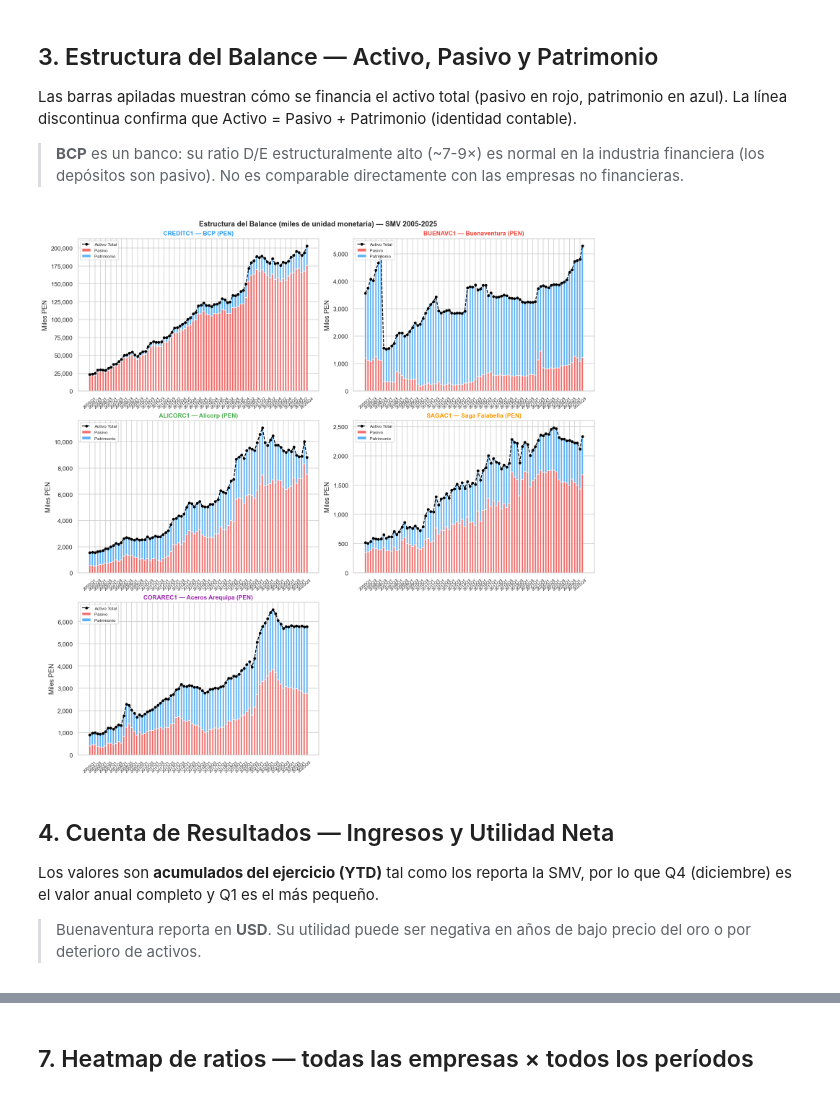
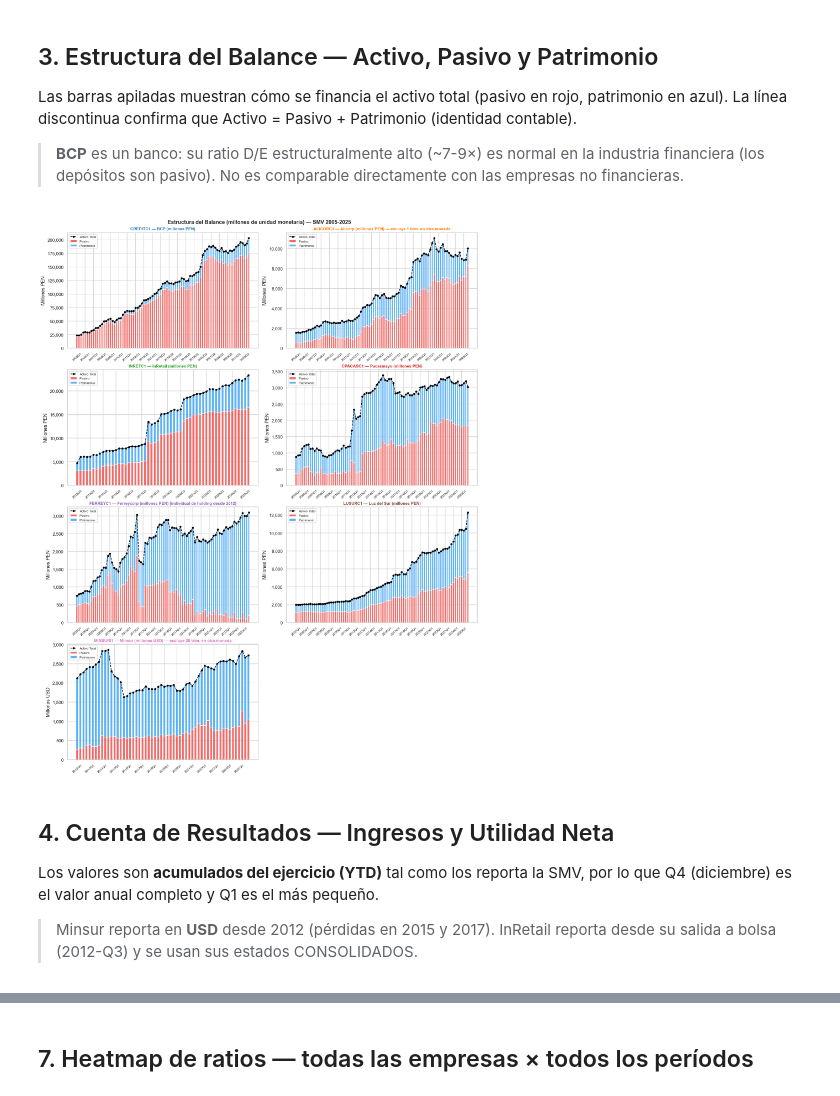
Before and after one commit to rodholguin/20221466_ProyectoFinCarrera, a Jupyter notebook: notebooks/exploracion_fundamentales_bvl.ipynb, the cells around one changed output, grey strips where cells are left out. Cells and saved outputs as stored; diff of their text form; code cells hidden in the pictures.

```diff
--- a/notebooks/exploracion_fundamentales_bvl.ipynb
+++ b/notebooks/exploracion_fundamentales_bvl.ipynb
@@ -53,6 +61,11 @@ plt.rcParams.update({'figure.dpi': 110, 'axes.titlesize': 11})
 ## 1. Carga de datos
 # %%
 from src.fundamentals.fundamentals_client import compute_ratios
+# Las rutas del cliente de R4 son relativas a la raíz del repo; el notebook corre
+# desde notebooks/. Sin esto el conteo híbrido de acciones (Informe Bursátil
+# Mensual de la BVL) no se encuentra y se cae al capital del balance.
+import src.fundamentals.fundamentals_client as _fc
+_fc._BVL_MENSUAL_CACHE = pathlib.Path('../data/interim/bvl_mensual.parquet')
 from src.universe import Config
 
 ASSETS = {a.bvl: a for a in Config.load('../config.yaml').assets}
@@ -71,6 +84,13 @@ for ticker in TICKERS:
     else:
         print(f'✗ {ticker}: no encontrado — ejecutar scripts/fetch_fund_extended.py')
 
+def montos_moneda_principal(df):
+    """Filas en la moneda predominante del activo (para graficar MONTOS)."""
+    cur = df.groupby('period')['currency'].first()
+    principal = cur.mode().iloc[0]
+    fuera = cur[cur != principal]
+    return df[~df['period'].isin(fuera.index)], principal, len(fuera)
+
 all_fund = pd.concat(list(fund.values()), ignore_index=True)
 all_fund['period'] = pd.to_datetime(all_fund['period'])
 
@@ -121,9 +150,9 @@ Las barras apiladas muestran cómo se financia el activo total (pasivo en rojo,
 
 > **BCP** es un banco: su ratio D/E estructuralmente alto (~7-9×) es normal en la industria financiera (los depósitos son pasivo). No es comparable directamente con las empresas no financieras.
 # %%
-fig, axes = plt.subplots(3, 2, figsize=(14, 14), constrained_layout=True)
+fig, axes = plt.subplots(4, 2, figsize=(15, 19), constrained_layout=True)
 axes_flat = axes.flatten()
-fig.suptitle('Estructura del Balance (miles de unidad monetaria) — SMV 2005-2025',
+fig.suptitle('Estructura del Balance (millones de unidad monetaria) — SMV 2005-2025',
              fontsize=13, fontweight='bold')
 
 for i, ticker in enumerate(TICKERS):
@@ -132,48 +161,49 @@ for i, ticker in enumerate(TICKERS):
     if df is None:
         ax.set_visible(False)
         continue
+    df, moneda, n_fuera = montos_moneda_principal(df)
     sub = df[df['account'].isin(
         ['INFO_ActivoTotal', 'INFO_PasivoTotal', 'INFO_PatrimonioTotal'])].copy()
     sub['period'] = pd.to_datetime(sub['period'])
     pivot = sub.pivot_table(
         index='period', columns='account', values='value', aggfunc='first'
     ).sort_index()
     labels_x = [f"{p.year}Q{(p.month-1)//3+1}" for p in pivot.index]
     pivot_k = pivot / 1_000
-    moneda = df['currency'].iloc[0]
 
     col_pas = 'INFO_PasivoTotal'
     col_pat = 'INFO_PatrimonioTotal'
     col_act = 'INFO_ActivoTotal'
     x = np.arange(len(pivot_k))
 
     if col_pas in pivot_k.columns:
         ax.bar(x, pivot_k[col_pas], label='Pasivo', color='#EF5350', alpha=0.85, width=0.7)
     bot = pivot_k.get(col_pas, pd.Series(0, index=pivot_k.index))
     if col_pat in pivot_k.columns:
         ax.bar(x, pivot_k[col_pat], bottom=bot, label='Patrimonio',
                color='#42A5F5', alpha=0.85, width=0.7)
     if col_act in pivot_k.columns:
         ax.plot(x, pivot_k[col_act], 'k--o', linewidth=1.5,
                 markersize=4, label='Activo Total', zorder=5)
 
-    ax.set_xticks(x[::2])
-    ax.set_xticklabels(labels_x[::2], rotation=40, fontsize=8)
-    ax.set_title(f'{ticker} — {NOMBRES[ticker]} ({moneda})',
-                 fontweight='bold', color=COLOR_MAP[ticker])
-    ax.set_ylabel(f'Miles {moneda}')
+    ax.set_xticks(x[::4])
+    ax.set_xticklabels(labels_x[::4], rotation=40, fontsize=8)
+    nota = f' — excluye {n_fuera} trim. en otra moneda' if n_fuera else ''
+    ax.set_title(f'{ticker} — {NOMBRES[ticker]} (millones {moneda}){nota}{NOTAS.get(ticker, "")}',
+                 fontweight='bold', color=COLOR_MAP[ticker], fontsize=10)
+    ax.set_ylabel(f'Millones {moneda}')
     ax.legend(fontsize=8, loc='upper left')
     ax.yaxis.set_major_formatter(
         plt.FuncFormatter(lambda v, _: f'{v:,.0f}'))
 
 axes_flat[-1].set_visible(False)
 plt.show()
 # %% [output]
-[figure, old version]
+[figure, new version]
 # %% [markdown]
 ## 4. Cuenta de Resultados — Ingresos y Utilidad Neta
 
 Los valores son **acumulados del ejercicio (YTD)** tal como los reporta la SMV, por lo que Q4 (diciembre) es el valor anual completo y Q1 es el más pequeño.
 
-> Buenaventura reporta en **USD**. Su utilidad puede ser negativa en años de bajo precio del oro o por deterioro de activos.
+> Minsur reporta en **USD** desde 2012 (pérdidas en 2015 y 2017). InRetail reporta desde su salida a bolsa (2012-Q3) y se usan sus estados CONSOLIDADOS.
 # %%
```
Also changed, not shown: parts of 15 cells of this notebook, 7 other files.
